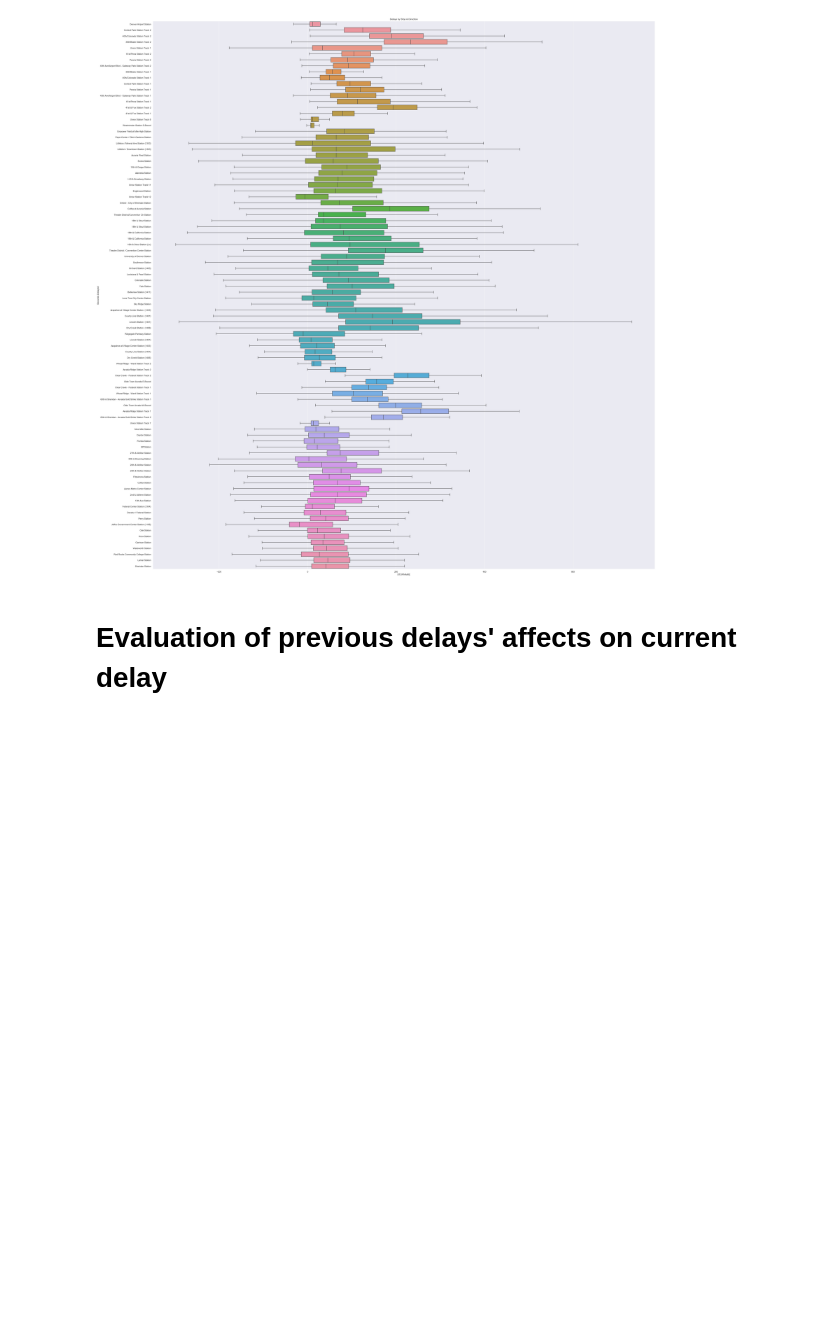
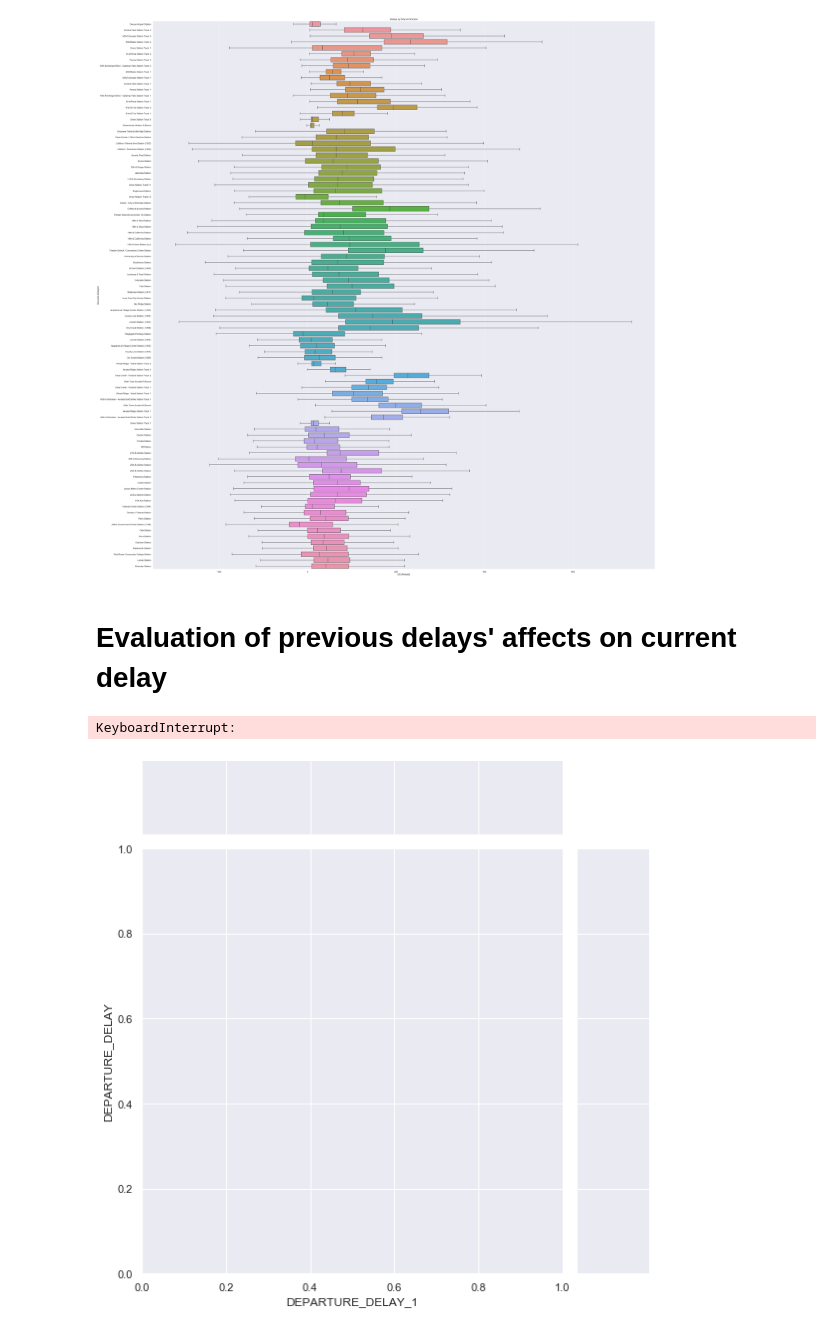
Before and after one commit to jasonsum/Springboard, a Jupyter notebook: Capstone1_RTD/RTD_Analysis.ipynb, the cells around one changed output. Saved outputs shown, nothing was run; the diff lists cells and outputs as text; code cells hidden in the pictures; blank space fills up the shorter version.

```diff
--- a/Capstone1_RTD/RTD_Analysis.ipynb
+++ b/Capstone1_RTD/RTD_Analysis.ipynb
@@ -1076,18 +1076,22 @@ def PRIOR_DELAY(df,delay,key,shift):
     incorrect_match = prior_delay.loc[prior_delay[key] != prior_delay[prev_key]].index
     prior_delay = prior_delay.drop(incorrect_match,axis=0)
 
+    """Plot the correlation and provide r correlation between current delay and delay at n station previously."""
     sns.jointplot(x=prev_delay,
               y=delay,
               data=prior_delay,
-              kind='kde',
+              kind='reg',
               height=8).annotate(stats.pearsonr)
     plt.ylabel('Current Departure Delay')
     plt.xlabel('Delay at Previous ' + str(shift) + ' Station')
     plt.title('Current Delay v. Prior ' + str(shift) + ' Delay')
 # %%
 PRIOR_DELAY(trains_games,'DEPARTURE_DELAY','TRIP_KEY',1)
-#PRIOR_DELAY(trains_games,'DEPARTURE_DELAY','TRIP_KEY',2)
-#PRIOR_DELAY(trains_games,'DEPARTURE_DELAY','TRIP_KEY',3)
-#PRIOR_DELAY(trains_games,'DEPARTURE_DELAY','TRIP_KEY',4)
+PRIOR_DELAY(trains_games,'DEPARTURE_DELAY','TRIP_KEY',2)
+PRIOR_DELAY(trains_games,'DEPARTURE_DELAY','TRIP_KEY',3)
+PRIOR_DELAY(trains_games,'DEPARTURE_DELAY','TRIP_KEY',4)
 plt.tight_layout()
 plt.show()
+# %% [output]
+KeyboardInterrupt:
+[figure, added]
```
